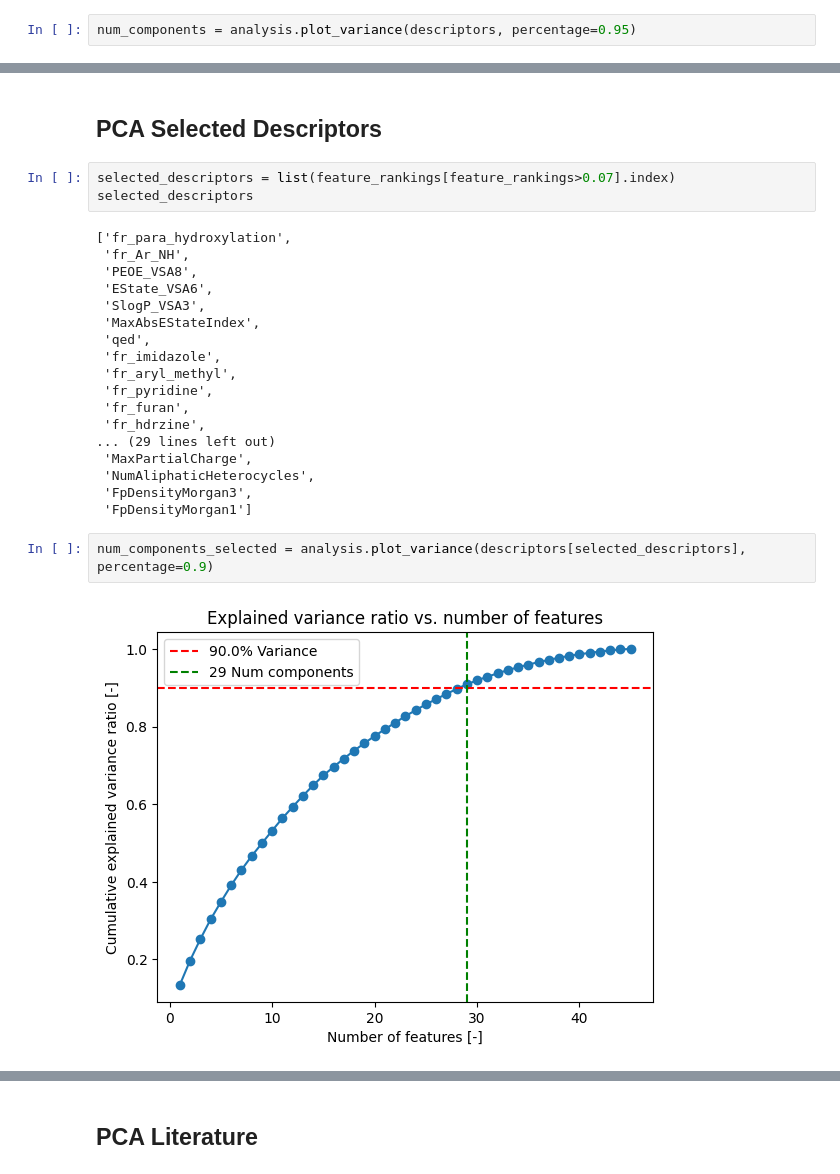
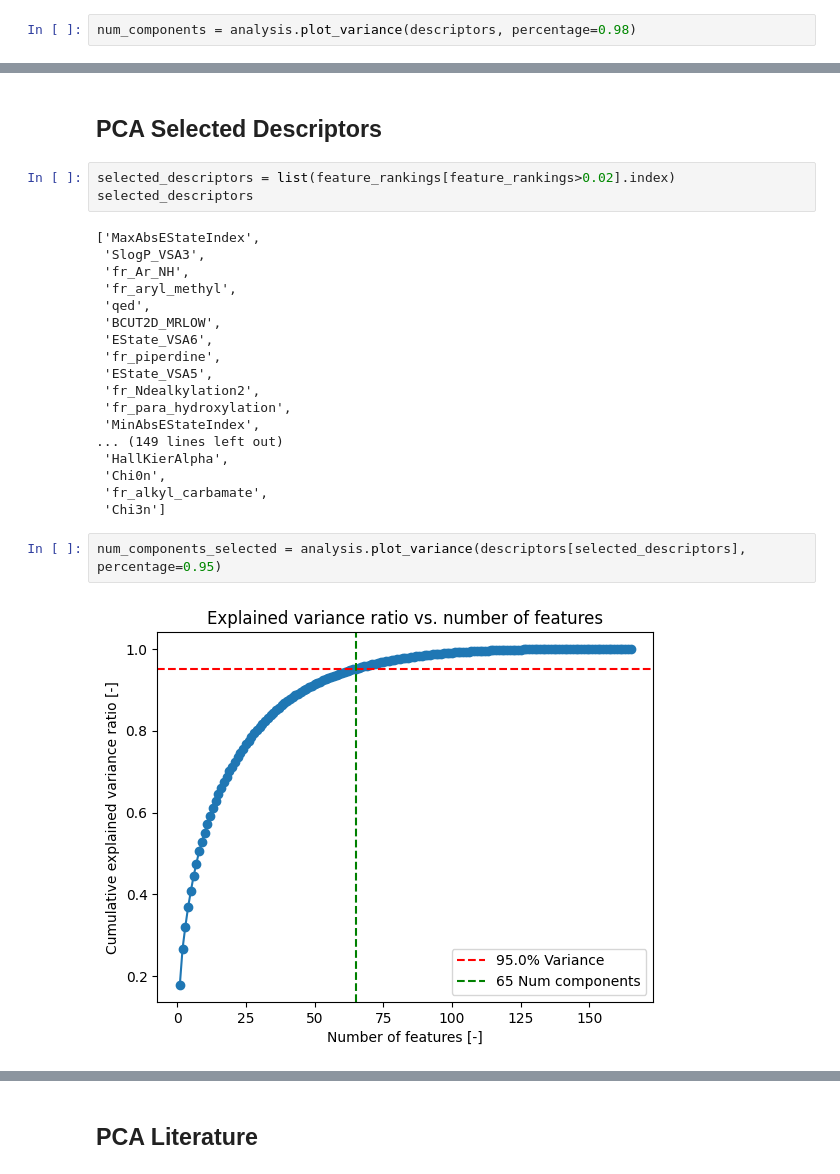
Before and after one commit to MartinoCappuccino/ePharmaAnalytics, a Jupyter notebook: GroupAssignment/Group_assignment_notebook.ipynb, the cells around one changed output, grey strips where cells are left out. Cells and saved outputs as stored; diff of their text form.

```diff
--- a/GroupAssignment/Group_assignment_notebook.ipynb
+++ b/GroupAssignment/Group_assignment_notebook.ipynb
@@ -48,5 +48,5 @@ highly_correlated_pairs = analysis.correlation(descriptors)
 # %%
 descriptors = analysis.remove_colinear(descriptors, highly_correlated_pairs)
 # %%
-num_components = analysis.plot_variance(descriptors, percentage=0.95)
+num_components = analysis.plot_variance(descriptors, percentage=0.98)
 # %% [output]
@@ -74,30 +74,30 @@ Length: 179, dtype: float64
 # %% [markdown]
 ## PCA Selected Descriptors
 # %%
-selected_descriptors = list(feature_rankings[feature_rankings>0.07].index)
+selected_descriptors = list(feature_rankings[feature_rankings>0.02].index)
 selected_descriptors
 # %% [output]
-['fr_para_hydroxylation',
+['MaxAbsEStateIndex',
+ 'SlogP_VSA3',
  'fr_Ar_NH',
- 'PEOE_VSA8',
+ 'fr_aryl_methyl',
+ 'qed',
+ 'BCUT2D_MRLOW',
  'EState_VSA6',
- 'SlogP_VSA3',
- 'MaxAbsEStateIndex',
- 'qed',
- 'fr_imidazole',
- 'fr_aryl_methyl',
- 'fr_pyridine',
- 'fr_furan',
- 'fr_hdrzine',
-... (29 lines left out)
- 'MaxPartialCharge',
- 'NumAliphaticHeterocycles',
- 'FpDensityMorgan3',
- 'FpDensityMorgan1']
+ 'fr_piperdine',
+ 'EState_VSA5',
+ 'fr_Ndealkylation2',
+ 'fr_para_hydroxylation',
+ 'MinAbsEStateIndex',
+... (149 lines left out)
+ 'HallKierAlpha',
+ 'Chi0n',
+ 'fr_alkyl_carbamate',
+ 'Chi3n']
 # %%
-num_components_selected = analysis.plot_variance(descriptors[selected_descriptors], percentage=0.9)
+num_components_selected = analysis.plot_variance(descriptors[selected_descriptors], percentage=0.95)
 # %% [output]
-[figure, old version]
+[figure, new version]
 # %%
 analysis.plot_loadings(descriptors[selected_descriptors], labels, num_components_selected)
 # %% [output]
```
Also changed, not shown: parts of 11 cells of this notebook, 3 other files.
